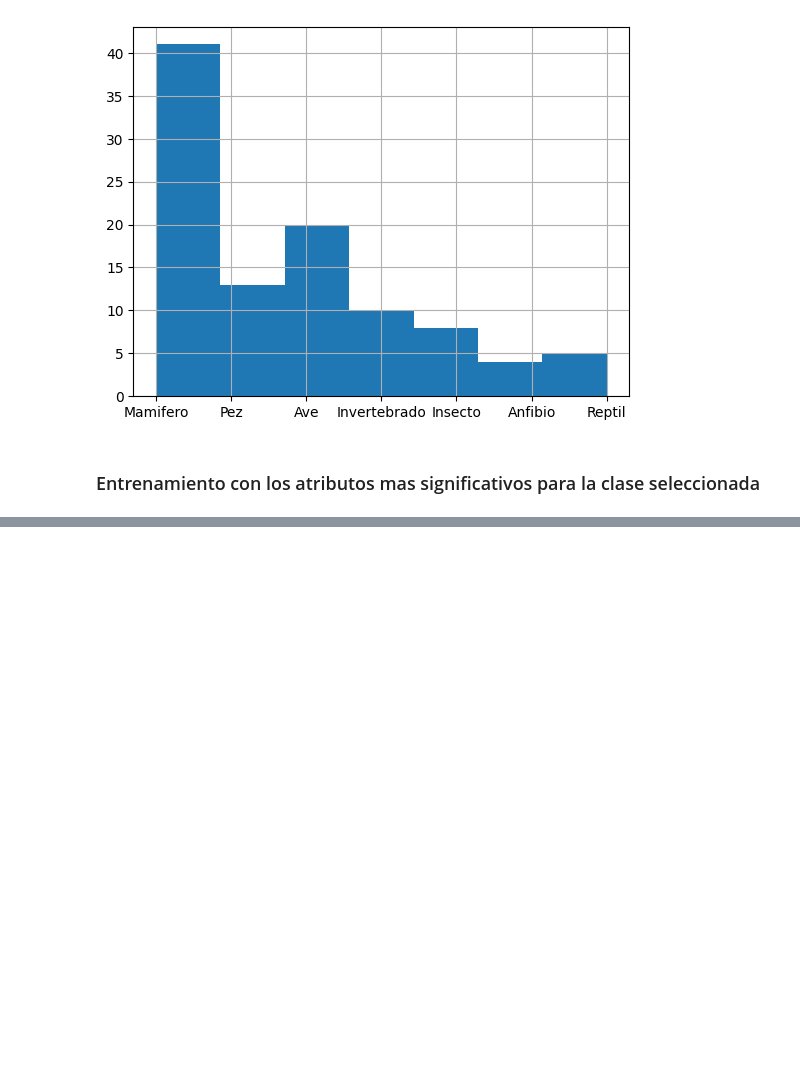
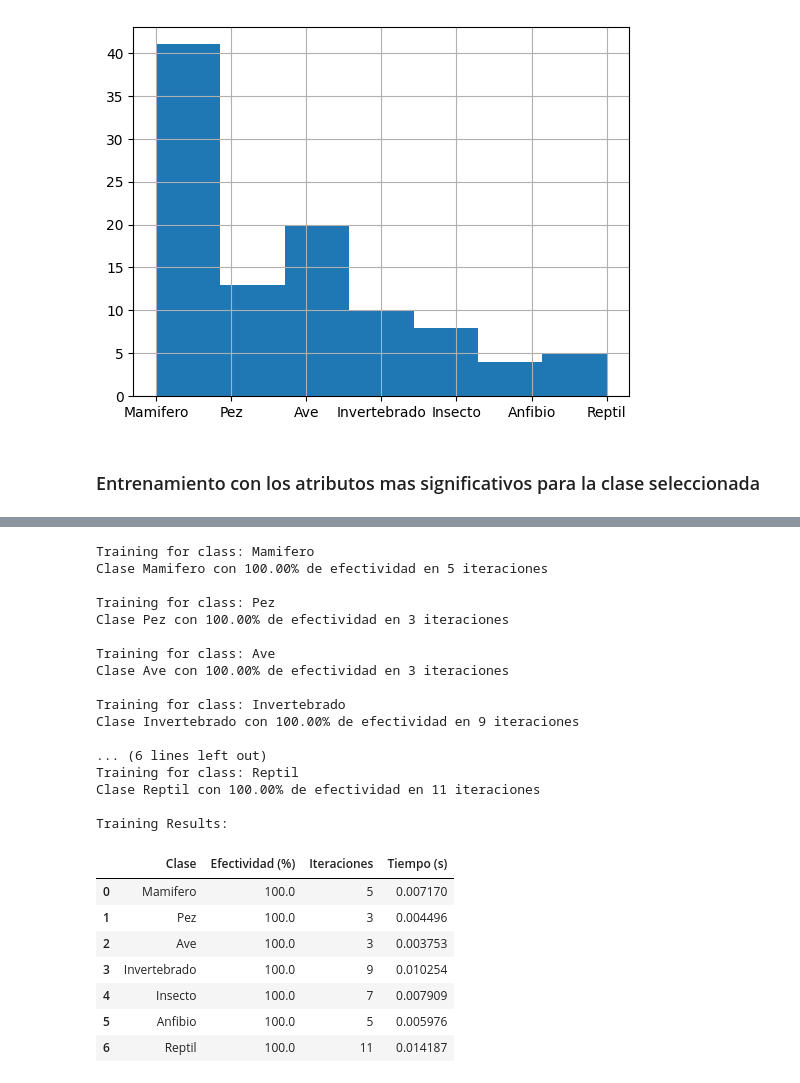
Before and after one commit to georgsmeinung/rn1-perceptron, a Jupyter notebook: RN-Clase01/RN-Practica01-04_Zoo.ipynb, the cells around one changed output, grey strips where cells are left out. Saved outputs shown, nothing was run; the diff lists cells and outputs as text; code cells hidden in the pictures; blank space fills up the shorter version.

```diff
--- a/RN-Clase01/RN-Practica01-04_Zoo.ipynb
+++ b/RN-Clase01/RN-Practica01-04_Zoo.ipynb
@@ -281,0 +284,75 @@ El perceptrón clasifica como Mamifero con 100.00% de efectividad en 11 iteracio
+# %%
+import time
+from sklearn.preprocessing import MinMaxScaler
+
+# Clases en el dataset
+CLASES = ["Mamifero", "Pez", "Ave", "Invertebrado", "Insecto", "Anfibio", "Reptil"]
+
+MAX_ITE = 200
+ALFA = 0.05
+
+# Create a list to store results
+results = []
+
+# Create a MinMaxScaler object
+scaler = MinMaxScaler()
+
+for CLASE in CLASES:
+    print(f"\nTraining for class: {CLASE}")
+
+    # establece 1 para la clase seleccionada y 0 para otra
+    T = 1*(T_raw==CLASE)
+
+    # Normalize the features
+    X_normalized = scaler.fit_transform(X)
+
+    # crea perceptrón con parámetros indicados
+    modelo = Perceptron(alpha=ALFA, n_iter=MAX_ITE, draw=False)
+
+    start_time = time.time()
+    modelo.fit(X_normalized, T)      # entrena
+    end_time = time.time()
+    training_time = end_time - start_time
+
+
+    Y = modelo.predict(X_normalized) # Prediccion
+
+    # Resultados - Accuracy
+    efectividad = 100.0*np.sum(Y==T)/len(Y)
+
+    iter = len(modelo.errors_)
+
+    print(f"Clase {CLASE} con {efectividad:6.2f}% de efectividad en {iter} iteraciones")
+
+    results.append({'Clase': CLASE, 'Efectividad (%)': efectividad, 'Iteraciones': iter, 'Tiempo (s)': training_time})
+
+# Display results in a table
+results_df = pd.DataFrame(results)
+print("\nTraining Results:")
+display(results_df)
+# %% [output]
+Training for class: Mamifero
+Clase Mamifero con 100.00% de efectividad en 5 iteraciones
+
+Training for class: Pez
+Clase Pez con 100.00% de efectividad en 3 iteraciones
+
+Training for class: Ave
+Clase Ave con 100.00% de efectividad en 3 iteraciones
+
+Training for class: Invertebrado
+Clase Invertebrado con 100.00% de efectividad en 9 iteraciones
+
+... (6 lines left out)
+Training for class: Reptil
+Clase Reptil con 100.00% de efectividad en 11 iteraciones
+
+Training Results:
+|  | Clase | Efectividad (%) | Iteraciones | Tiempo (s) |
+| 0 | Mamifero | 100.0 | 5 | 0.007170 |
+| 1 | Pez | 100.0 | 3 | 0.004496 |
+| 2 | Ave | 100.0 | 3 | 0.003753 |
+| 3 | Invertebrado | 100.0 | 9 | 0.010254 |
+| 4 | Insecto | 100.0 | 7 | 0.007909 |
+| 5 | Anfibio | 100.0 | 5 | 0.005976 |
+| 6 | Reptil | 100.0 | 11 | 0.014187 |
```
Also changed, not shown: parts of 5 cells of this notebook.
